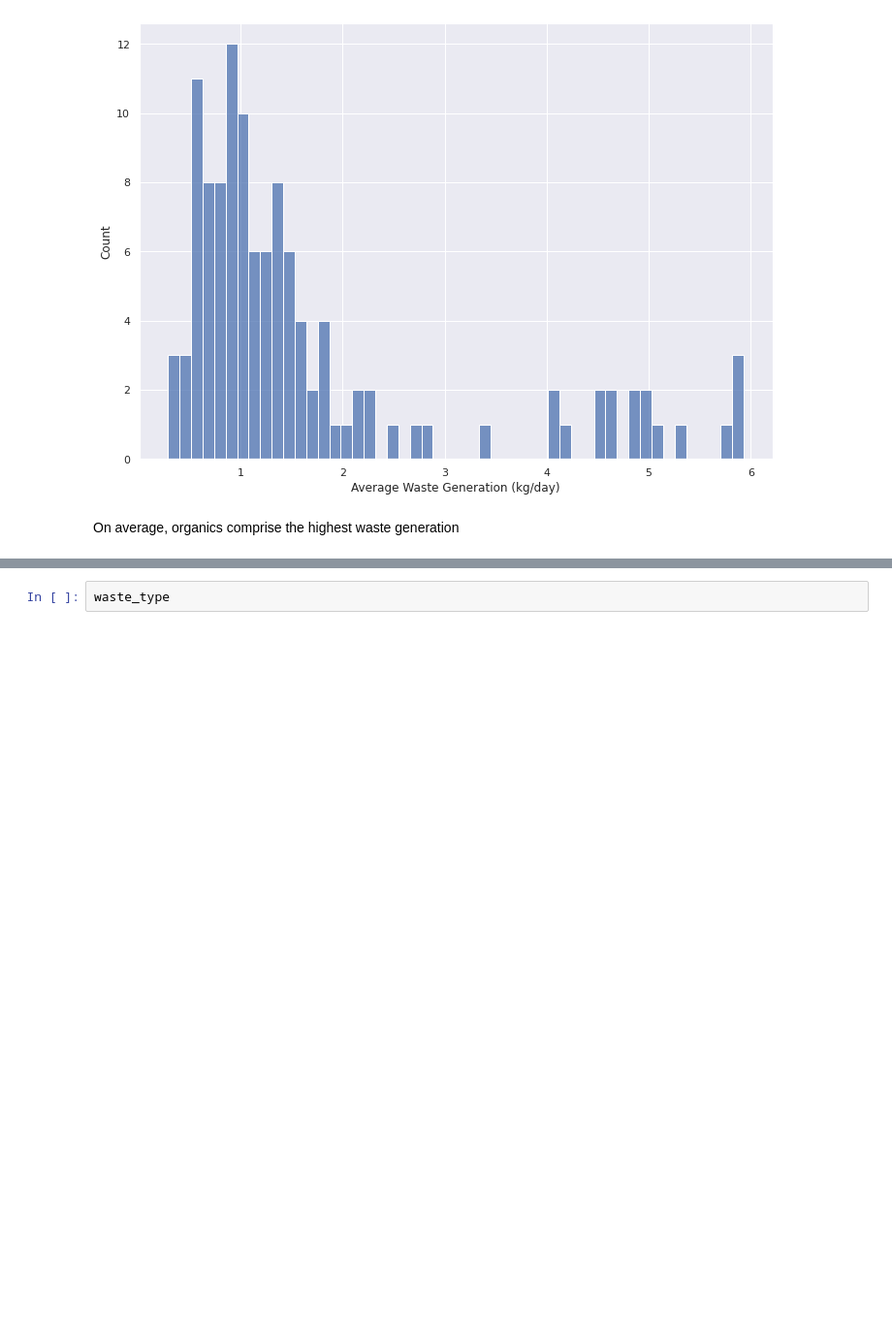
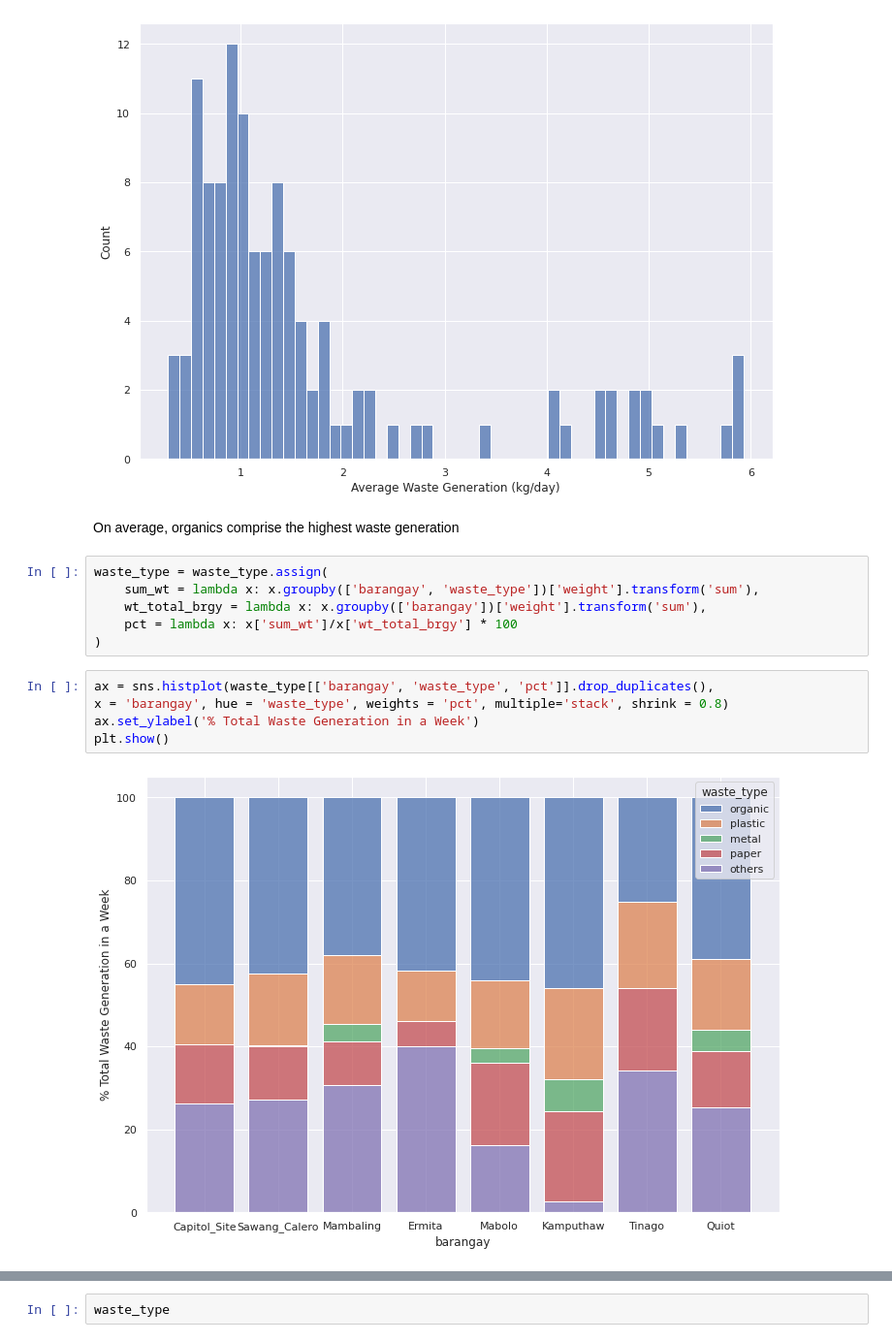
Before and after one commit to aldencabajar/cebu-solid-waste-generation-analysis, a Jupyter notebook: data-viz-exploration.ipynb, the cells around one changed output, grey strips where cells are left out. Shown at 97% size. Cells and saved outputs as stored; diff of their text form; blank space fills up the shorter version.

```diff
--- a/data-viz-exploration.ipynb
+++ b/data-viz-exploration.ipynb
@@ -26,5 +60,18 @@ plt.show()
 [figure]
 # %% [markdown]
 On average, organics comprise the highest waste generation
+# %%
+waste_type = waste_type.assign(
+    sum_wt = lambda x: x.groupby(['barangay', 'waste_type'])['weight'].transform('sum'),
+    wt_total_brgy = lambda x: x.groupby(['barangay'])['weight'].transform('sum'),
+    pct = lambda x: x['sum_wt']/x['wt_total_brgy'] * 100
+)
+# %%
+ax = sns.histplot(waste_type[['barangay', 'waste_type', 'pct']].drop_duplicates(),
+x = 'barangay', hue = 'waste_type', weights = 'pct', multiple='stack', shrink = 0.8)
+ax.set_ylabel('% Total Waste Generation in a Week')
+plt.show()
+# %% [output]
+[figure, added]
 # %%
 waste_type = pd.melt(data, id_vars = ['barangay', 'hh_id'],
```
Also changed, not shown: parts of 9 cells of this notebook.
